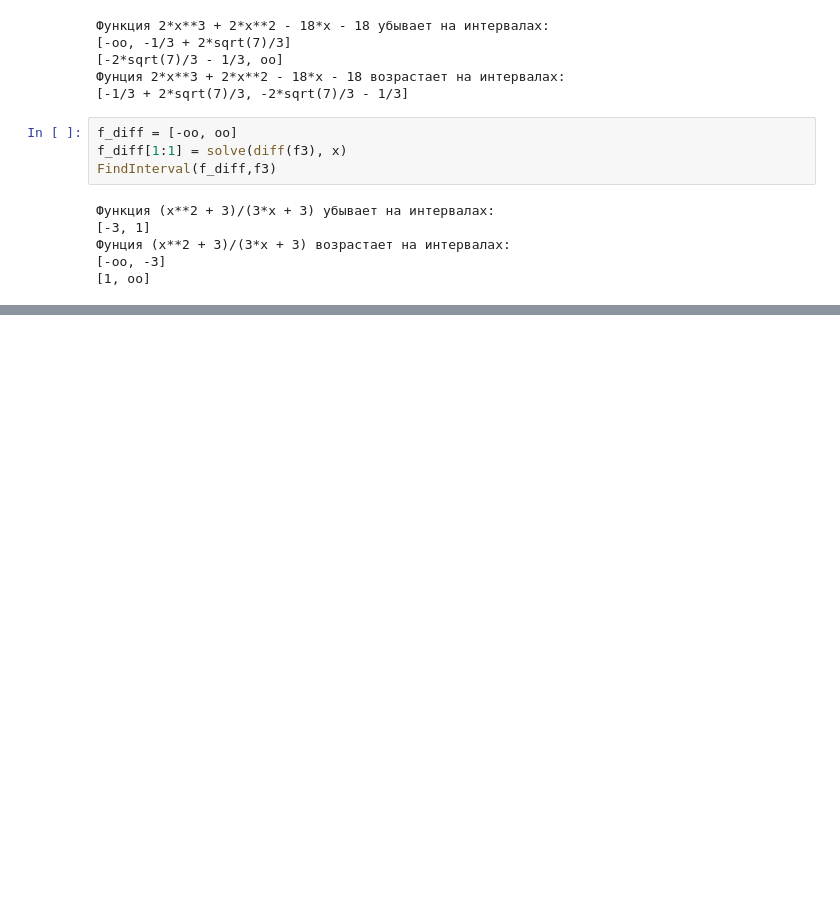
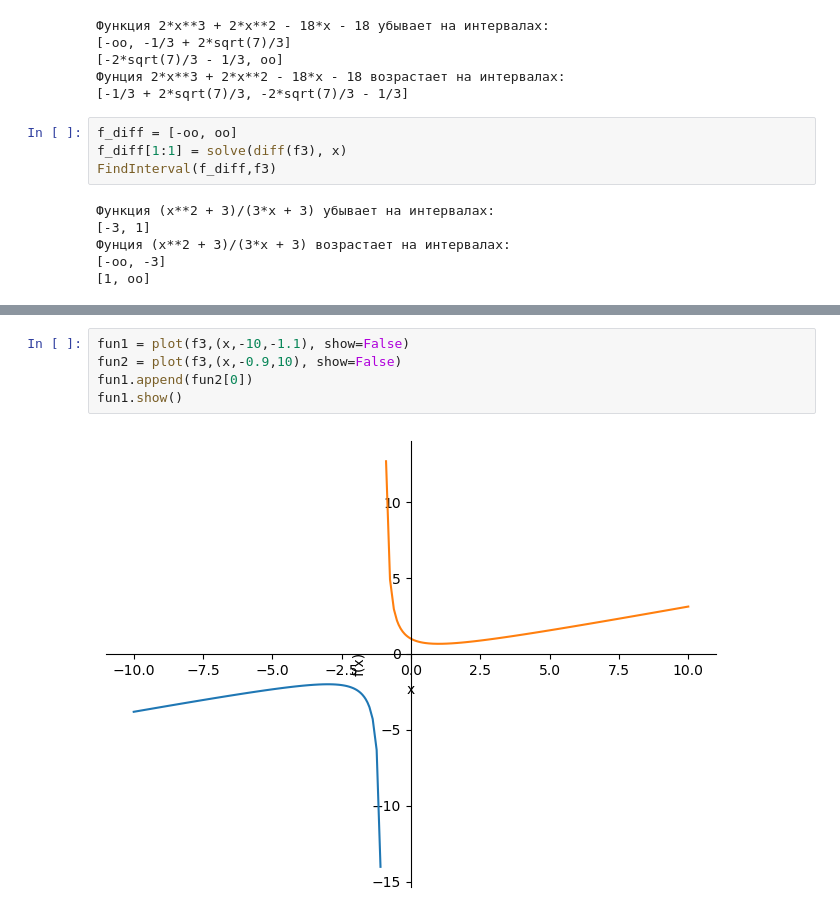
Before and after one commit to Gendrin/Seminar11, a Jupyter notebook: s11.ipynb, the cells around one changed output, grey strips where cells are left out. Drawn from its saved outputs; the diff is of its cells as text; blank space fills up the shorter version.

```diff
--- a/s11.ipynb
+++ b/s11.ipynb
@@ -86,0 +104,7 @@ FindInterval(f_diff,f3)
+# %%
+fun1 = plot(f3,(x,-10,-1.1), show=False)
+fun2 = plot(f3,(x,-0.9,10), show=False)
+fun1.append(fun2[0])
+fun1.show()
+# %% [output]
+[figure, added]
```
Also changed, not shown: parts of 3 cells of this notebook.
